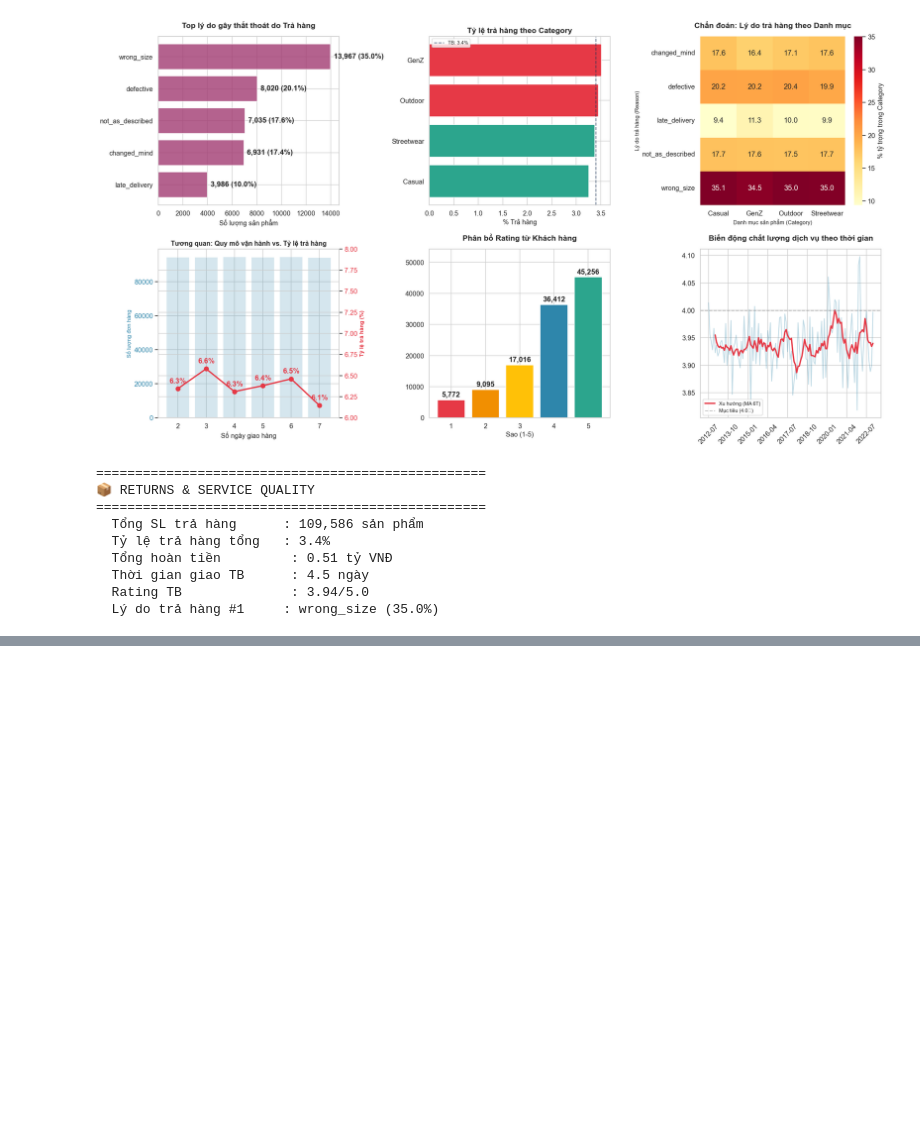
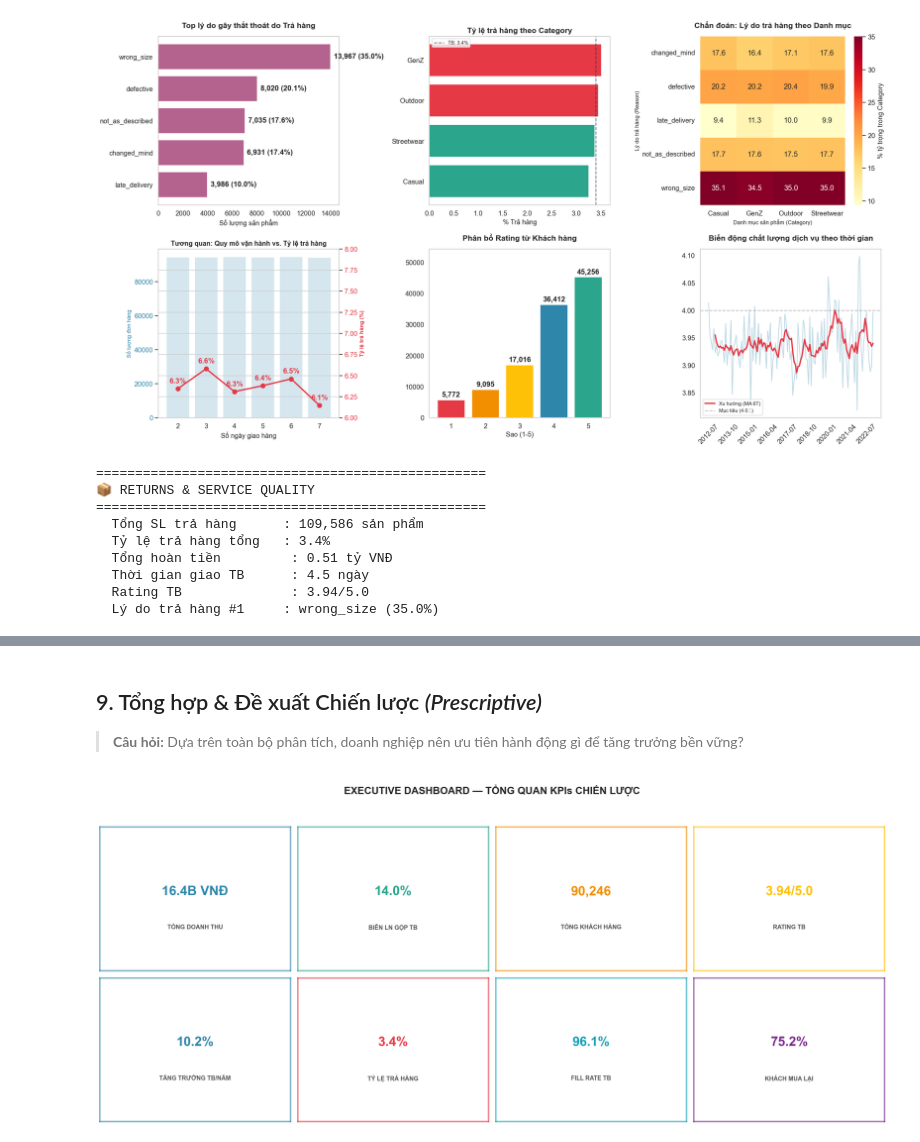
Before and after one commit to trieutienthanh284/Datathon2026, a Jupyter notebook: P2_EDA_Visualization.ipynb, the cells around one changed output, grey strips where cells are left out. Drawn from its saved outputs; the diff is of its cells as text; code cells hidden in the pictures; blank space fills up the shorter version.

```diff
--- a/P2_EDA_Visualization.ipynb
+++ b/P2_EDA_Visualization.ipynb
@@ -208,6 +208,8 @@ ship_detail = shipments.copy()
 ship_detail['delivery_days'] = (ship_detail['delivery_date'] - ship_detail['ship_date']).dt.days
 
 fig, axes = plt.subplots(2, 3, figsize=(20, 11))
+for ax in axes.flat:
+    ax.grid(False)
 
 # 1. Return reasons
 reason_stats = returns_detail['return_reason'].value_counts().sort_values(ascending=True)
@@ -328,0 +593,62 @@ print(f"  Lý do trả hàng #1     : {reason_counts.index[0]} ({reason_counts.i
+# %% [markdown]
+## 9. Tổng hợp & Đề xuất Chiến lược *(Prescriptive)*
+
+> **Câu hỏi:** Dựa trên toàn bộ phân tích, doanh nghiệp nên ưu tiên hành động gì để tăng trưởng bền vững?
+# %%
+# === CHUẨN BỊ DỮ LIỆU (Để tránh lỗi NameError) ===
+# Giả sử 'orders' là DataFrame chứa lịch sử đơn hàng
+cust_orders = orders['customer_id'].unique()
+
+# Tính tỷ lệ khách hàng mua lại (Repeat Customer Rate)
+cust_freq = orders['customer_id'].value_counts()
+repeat = (cust_freq > 1).sum() / len(cust_freq) * 100
+
+# === EXECUTIVE DASHBOARD ===
+fig, axes = plt.subplots(2, 4, figsize=(22, 9))
+fig.subplots_adjust(hspace=0.4, wspace=0.3)
+fig.suptitle('EXECUTIVE DASHBOARD — TỔNG QUAN KPIs CHIẾN LƯỢC', fontsize=20, fontweight='bold', y=1.05)
+
+# Danh sách KPI kết hợp cả 2 dòng
+all_kpis = [
+    # Dòng 1
+    ('Tổng Doanh thu', f"{annual['Revenue'].sum()/1e9:.1f}B VNĐ", COLORS['primary']),
+    ('Biên LN Gộp TB', f"{annual['Margin_pct'].mean():.1f}%", COLORS['success']),
+    ('Tổng Khách hàng', f"{len(cust_orders):,}", COLORS['accent']),
+    ('Rating TB', f"{reviews['rating'].mean():.2f}/5.0", COLORS['gold']),
+    # Dòng 2
+    ('Tăng trưởng TB/năm', f"{annual['Rev_YoY'].dropna().mean():.1f}%", COLORS['primary']),
+    ('Tỷ lệ trả hàng', f"{returns['return_quantity'].sum()/order_items['quantity'].sum()*100:.1f}%", COLORS['danger']),
+    ('Fill Rate TB', f"{inventory['fill_rate'].mean()*100:.1f}%", COLORS['teal']),
+    ('Khách mua lại', f"{repeat:.1f}%", COLORS['purple']),
+]
+
+# Vẽ các thẻ KPI
+for i, (title, value, color) in enumerate(all_kpis):
+    row = i // 4
+    col = i % 4
+    ax = axes[row, col]
+
+    # Hiển thị Giá trị chính
+    ax.text(0.5, 0.55, value, transform=ax.transAxes, fontsize=26,
+            fontweight='bold', ha='center', va='center', color=color)
+
+    # Hiển thị Tiêu đề bên dưới
+    ax.text(0.5, 0.30, title.upper(), transform=ax.transAxes, fontsize=12,
+            fontweight='semibold', ha='center', va='center', color='#555555')
+
+    # Thiết lập khung viền (Bỏ axis('off') để spines có thể hiển thị)
+    ax.set_xticks([])
+    ax.set_yticks([])
+    ax.set_xlim(0, 1)
+    ax.set_ylim(0, 1)
+
+    for spine in ax.spines.values():
+        spine.set_visible(True)
+        spine.set_color(color)
+        spine.set_linewidth(3) # Tăng độ dày viền cho nổi bật
+        spine.set_alpha(0.6)
+
+plt.tight_layout()
+plt.show()
+# %% [output]
+[figure, added]
```
Also changed, not shown: parts of 7 cells of this notebook.
